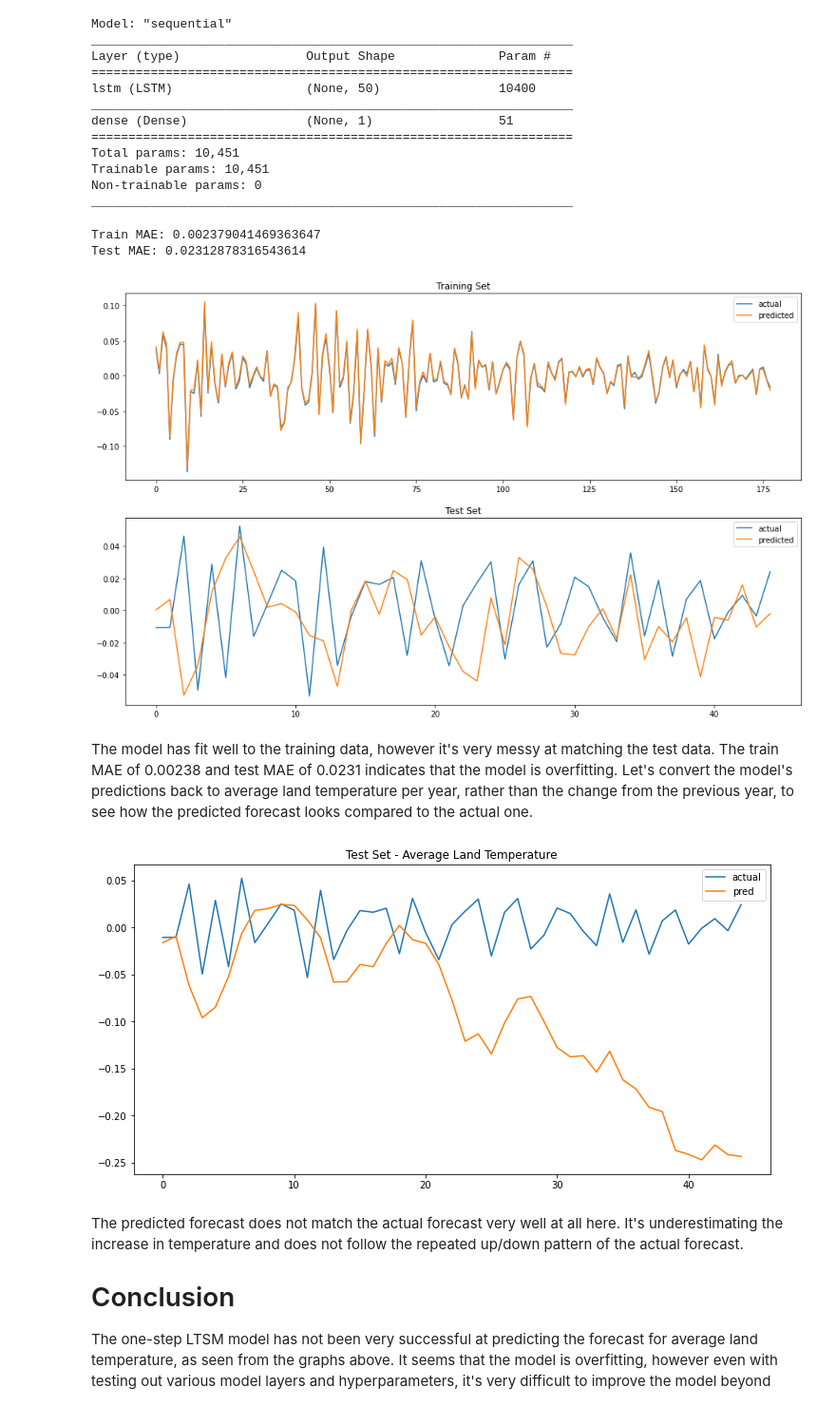
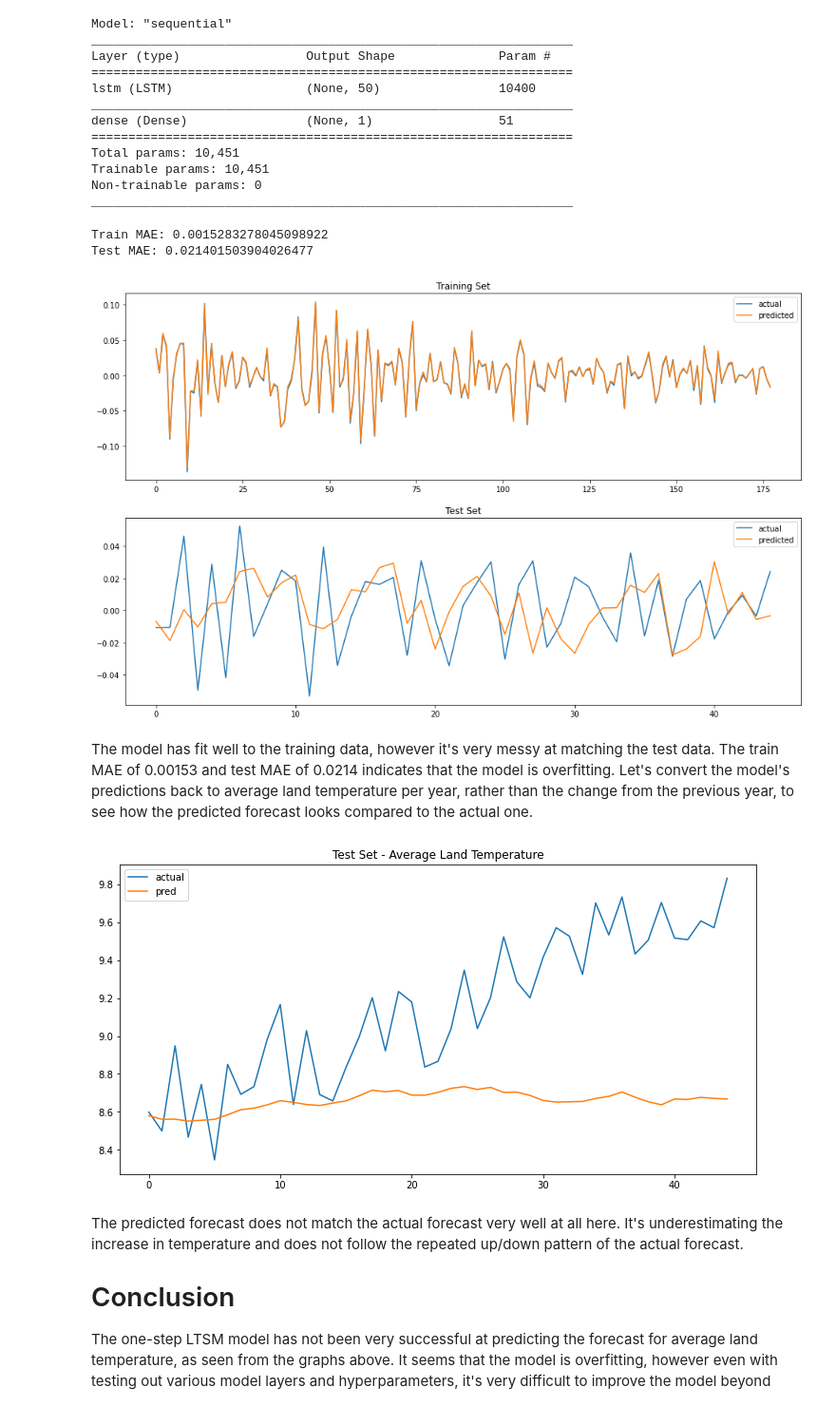
Before and after one commit to avcordaro/data-science-independent-projects, a Jupyter notebook: forecasting-change-in-global-average-land-temperature/forecasting-change-in-global-avg-land-temperature.ipynb, the cells around one changed output. Shown: that part at 95% size. Saved outputs shown, nothing was run; the diff lists cells and outputs as text; code cells hidden in the pictures.

Commit message:
Small changes to forecasting projects.

```diff
--- a/forecasting-change-in-global-average-land-temperature/forecasting-change-in-global-avg-land-temperature.ipynb
+++ b/forecasting-change-in-global-average-land-temperature/forecasting-change-in-global-avg-land-temperature.ipynb
@@ -169,7 +169,7 @@ Trainable params: 10,451
 Non-trainable params: 0
 _________________________________________________________________
 # %%
-history = model.fit(x_train, y_train, batch_size=32, validation_data=(x_test, y_test), epochs=5000, shuffle=True, verbose=0)
+history = model.fit(x_train, y_train, batch_size=32, validation_data=(x_test, y_test), epochs=6000, shuffle=True, verbose=0)
 # %%
 fig, ax = plt.subplots(2, 1, figsize=(16, 10))
 
@@ -194,28 +194,28 @@ for ax in fig.axes:
     plt.legend()
 plt.show()
 # %% [output]
-Train MAE: 0.002379041469363647
-Test MAE: 0.02312878316543614
+Train MAE: 0.0015283278045098922
+Test MAE: 0.021401503904026477
-[figure, old version]
+[figure, new version]
 # %% [markdown]
-The model has fit well to the training data, however it's very messy at matching the test data. The train MAE of 0.00238 and test MAE of 0.0231 indicates that the model is overfitting. Let's convert the model's predictions back to average land temperature per year, rather than the change from the previous year, to see how the predicted forecast looks compared to the actual one.
+The model has fit well to the training data, however it's very messy at matching the test data. The train MAE of 0.00153 and test MAE of 0.0214 indicates that the model is overfitting. Let's convert the model's predictions back to average land temperature per year, rather than the change from the previous year, to see how the predicted forecast looks compared to the actual one.
 # %%
-test_actual_avg_temp = np.array(test.iloc[WINDOW_LENGTH + 1:, 1].values)
+test_actual_avg_temp = np.array(test.iloc[WINDOW_LENGTH + 1:, 0].values)
 
 pred_avg_temp = []
-pred_avg_temp.append(train.iloc[-1:, 1].values[0])
+pred_avg_temp.append(train.iloc[-1:, 0].values[0])
 
 for i in range(len(test_actual_avg_temp)):
     pred_avg_temp.append(pred_avg_temp[i] + y_pred[i,0])
 
 plt.figure(figsize=(12,6))
 plt.plot(test_actual_avg_temp, label="actual")
 plt.plot(pred_avg_temp[1:], label="pred")
 plt.legend()
 plt.title("Test Set - Average Land Temperature")
 plt.show()
 # %% [output]
-[figure, old version]
+[figure, new version]
 # %% [markdown]
 The predicted forecast does not match the actual forecast very well at all here. It's underestimating the increase in temperature and does not follow the repeated up/down pattern of the actual forecast.
 
```
Also changed, not shown: 5 other files.
